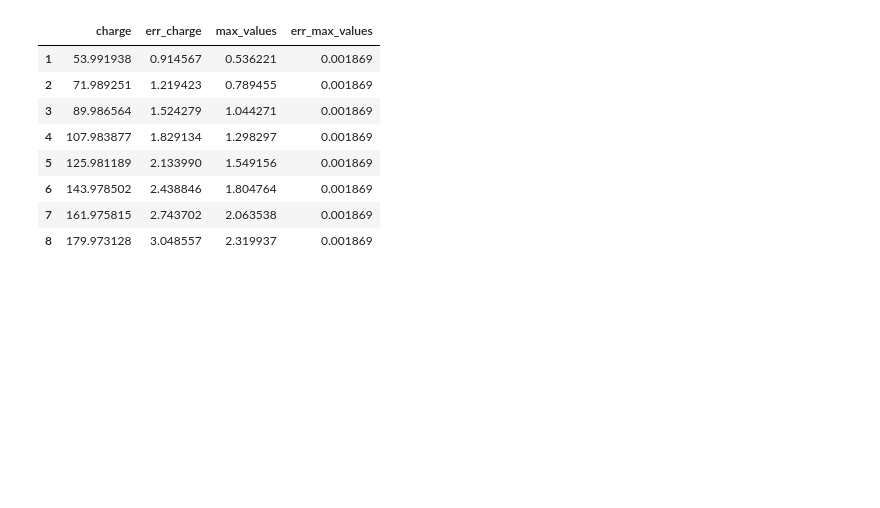
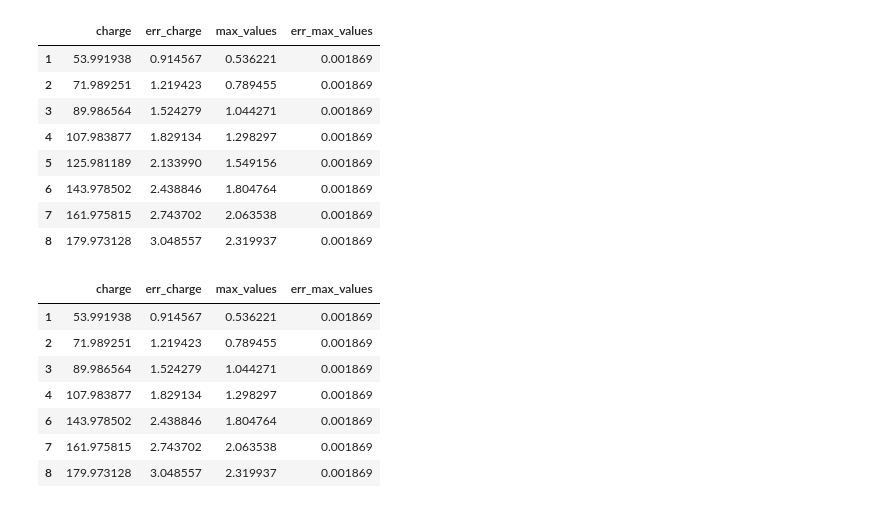
Before and after one commit to niklai99/physics_laboratory_2020_2021, a Jupyter notebook: CATENA ELETTRONICA/Python/Catena - Analysis.ipynb, the cells around one changed output. Cells and saved outputs as stored; diff of their text form; code cells hidden in the pictures; blank space fills up the shorter version.

```diff
--- a/CATENA ELETTRONICA/Python/Catena - Analysis.ipynb
+++ b/CATENA ELETTRONICA/Python/Catena - Analysis.ipynb
@@ -448,3 +448,15 @@ data
 | 6 | 143.978502 | 2.438846 | 1.804764 | 0.001869 |
 | 7 | 161.975815 | 2.743702 | 2.063538 | 0.001869 |
 | 8 | 179.973128 | 3.048557 | 2.319937 | 0.001869 |
+# %%
+data.drop(axis = 0, labels = 5, inplace=True)
+data
+# %% [output]
+|  | charge | err_charge | max_values | err_max_values |
+| 1 | 53.991938 | 0.914567 | 0.536221 | 0.001869 |
+| 2 | 71.989251 | 1.219423 | 0.789455 | 0.001869 |
+| 3 | 89.986564 | 1.524279 | 1.044271 | 0.001869 |
+| 4 | 107.983877 | 1.829134 | 1.298297 | 0.001869 |
+| 6 | 143.978502 | 2.438846 | 1.804764 | 0.001869 |
+| 7 | 161.975815 | 2.743702 | 2.063538 | 0.001869 |
+| 8 | 179.973128 | 3.048557 | 2.319937 | 0.001869 |
```
Also changed, not shown: parts of 2 cells of this notebook.
